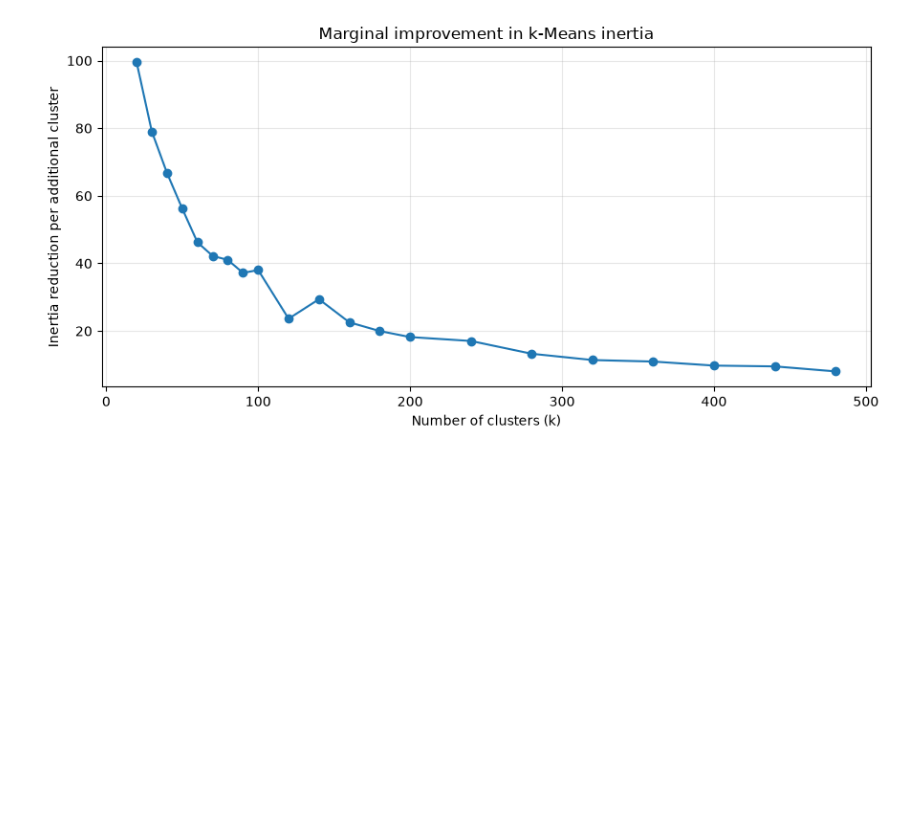
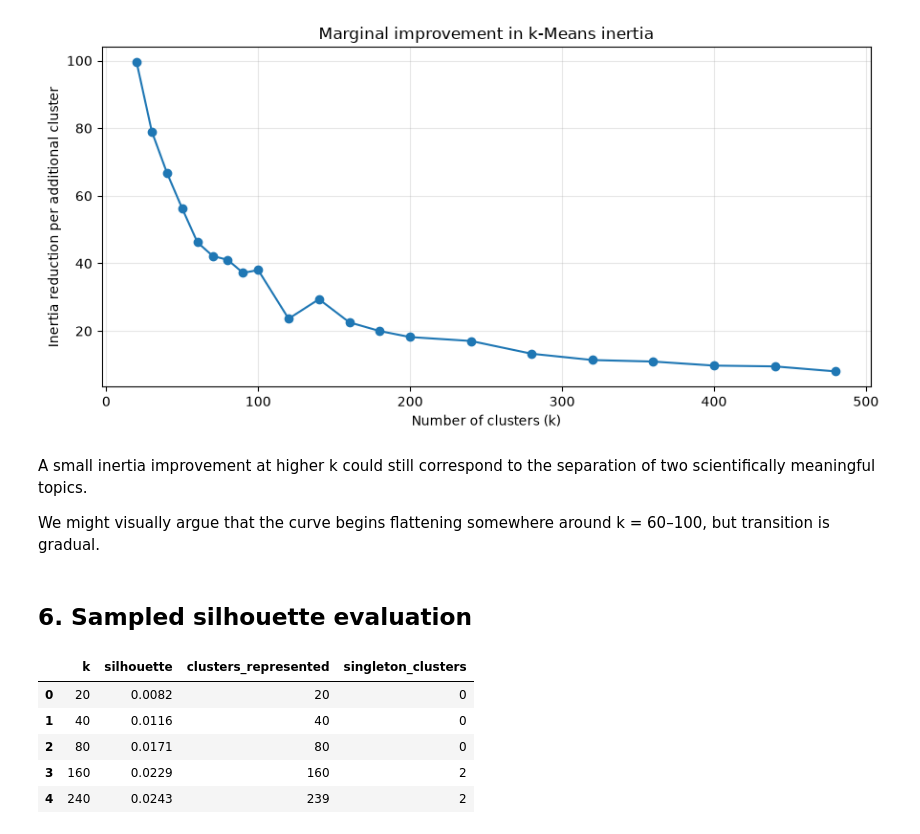
Before and after one commit to artyomturkoff/nlp-research-trends, a Jupyter notebook: 03_clustering.ipynb, the cells around one changed output. Cells and saved outputs as stored; diff of their text form; code cells hidden in the pictures; blank space fills up the shorter version.

Commit message:
Sampled silhouette evaluation

```diff
--- a/03_clustering.ipynb
+++ b/03_clustering.ipynb
@@ -295,3 +295,61 @@ plt.show()
 # %% [output]
 Matplotlib is building the font cache; this may take a moment.
 [figure]
+# %% [markdown]
+A small inertia improvement at higher k could still correspond to the separation of two scientifically meaningful topics.
+
+We might visually argue that the curve begins flattening somewhere around k = 60–100, but transition is gradual.
+# %% [markdown]
+## 6. Sampled silhouette evaluation
+# %%
+from sklearn.metrics import silhouette_score
+
+# Fixed random sample, shared across all models
+rng = np.random.default_rng(42)
+
+sample_indices = rng.choice(
+    X_tfidf.shape[0],
+    size=4000,
+    replace=False
+)
+
+X_sample = X_tfidf[sample_indices]
+
+k_values = [20, 40, 80, 160, 240]
+
+silhouette_results = []
+
+for k in k_values:
+    model = models[k]
+
+    # Labels of sampled documents from the full-data model
+    labels_sample = model.labels_[sample_indices]
+
+    # Check how well clusters are represented in the sample
+    counts = np.bincount(labels_sample, minlength=k)
+
+    score = silhouette_score(
+        X_sample,
+        labels_sample,
+        metric="euclidean"
+    )
+
+    silhouette_results.append({
+        "k": k,
+        "silhouette": round(score, 4),
+        "clusters_represented": np.sum(counts > 0),
+        "singleton_clusters": np.sum(counts == 1)
+    })
+
+silhouette_comparison = pd.DataFrame(
+    silhouette_results
+)
+
+display(silhouette_comparison)
+# %% [output]
+|  | k | silhouette | clusters_represented | singleton_clusters |
+| 0 | 20 | 0.0082 | 20 | 0 |
+| 1 | 40 | 0.0116 | 40 | 0 |
+| 2 | 80 | 0.0171 | 80 | 0 |
+| 3 | 160 | 0.0229 | 160 | 2 |
+| 4 | 240 | 0.0243 | 239 | 2 |
```
Also changed, not shown: parts of 1 cell of this notebook.
